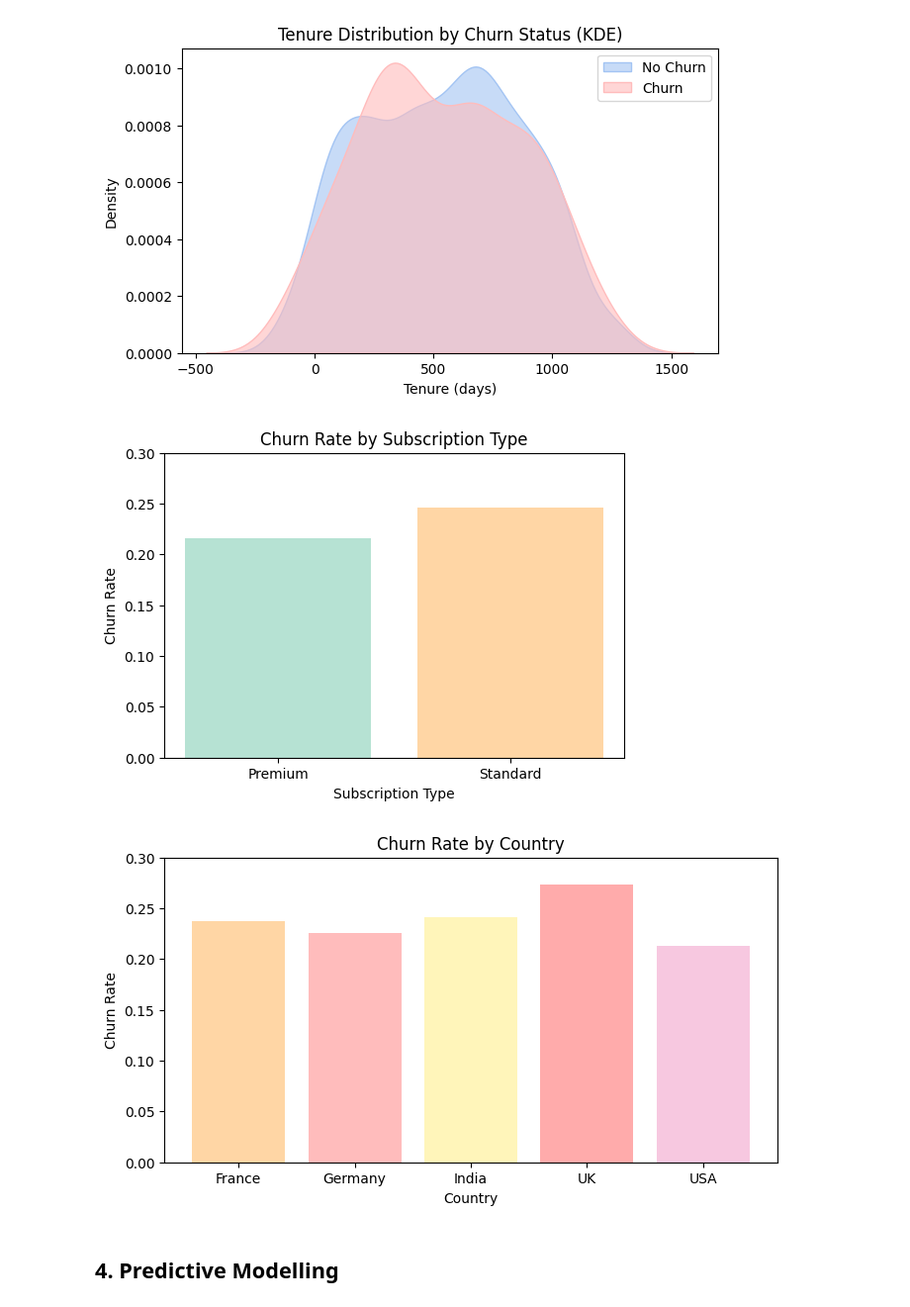
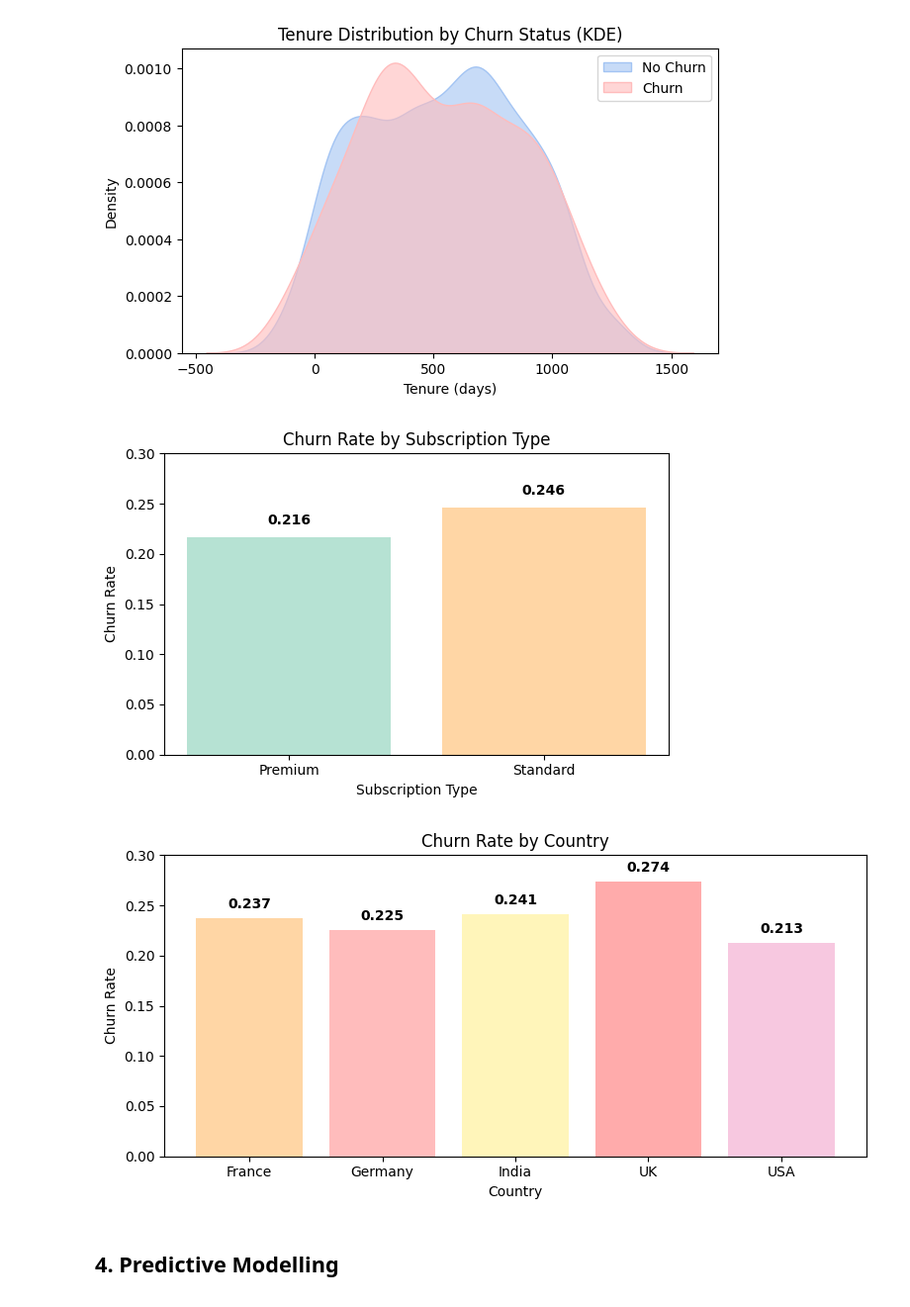
Before and after one commit to Samuel-Cantarero/Churn-Prediction-for-StreamWorks-Media, a Jupyter notebook: churn_prediction_for_streamworks_media.ipynb, the cells around one changed output. Shown at 99% size. Cells and saved outputs as stored; diff of their text form; code cells hidden in the pictures.

Commit message:
Finish churn prediction model for Streamworks Media

```diff
--- a/churn_prediction_for_streamworks_media.ipynb
+++ b/churn_prediction_for_streamworks_media.ipynb
@@ -415,36 +429,60 @@ plt.show()
 [figure]
 # %%
 # Barplot:Churn Rate by Subscription Type (excluding 'Unknown')
-subs_cols = ['subscription_type_Premium','subscription_type_Standard']
-subs_labels = ['Premium', 'Standard']
-churn_rates = [df[df[col]==1]['is_churned'].mean() for col in subs_cols]
+subs_cols =['subscription_type_Premium','subscription_type_Standard']
+subs_labels= ['Premium', 'Standard']
+churn_rates=[df[df[col]==1]['is_churned'].mean() for col in subs_cols]
 
 plt.figure(figsize=(6,4))
-plt.bar(subs_labels, churn_rates, color=['#B6E2D3', '#FFD6A5'])
+bars= plt.bar(subs_labels, churn_rates,color=['#B6E2D3', '#FFD6A5'])
 plt.title('Churn Rate by Subscription Type')
 plt.ylabel('Churn Rate')
 plt.xlabel('Subscription Type')
 plt.ylim(0, 0.3)
+
+# Add churn rate values above each bar
+for bar in bars:
+    yval =bar.get_height()
+    plt.text(
+        bar.get_x()+bar.get_width() / 2,
+        yval + 0.01,
+        f"{yval:.3f}",
+        ha='center',va='bottom', fontweight='bold'
+    )
+
+plt.tight_layout()
 plt.show()
 # %% [output]
-[figure, old version]
+[figure, new version]
 # %%
-# Barplot:Churn Rate by Country (excluding 'Unknown')
-country_cols =['country_France', 'country_Germany', 'country_India', 'country_UK', 'country_USA']
-country_labels =[col.replace('country_', '') for col in country_cols]
-churn_rates =[df[df[col]==1]['is_churned'].mean() for col in country_cols]
+# Barplot: Churn Rate by Country (excluding 'Unknown')
+country_cols = ['country_France', 'country_Germany', 'country_India', 'country_UK', 'country_USA']
+country_labels = [col.replace('country_', '') for col in country_cols]
+churn_rates = [df[df[col] == 1]['is_churned'].mean() for col in country_cols]
 
-#Colors for each country
-warm_colors =['#FFD6A5', '#FFBCBC', '#FFF5BA', '#FFABAB', '#F7C8E0']
+# Warm pastel colors for each country
+warm_colors = ['#FFD6A5', '#FFBCBC', '#FFF5BA', '#FFABAB', '#F7C8E0']
 
-plt.figure(figsize=(8,4))
-plt.bar(country_labels, churn_rates, color=warm_colors)
+plt.figure(figsize=(8, 4))
+bars = plt.bar(country_labels, churn_rates, color=warm_colors)
 plt.title('Churn Rate by Country')
 plt.ylabel('Churn Rate')
 plt.xlabel('Country')
 plt.ylim(0, 0.3)
+
+# Add values on top of each bar
+for bar, rate in zip(bars, churn_rates):
+    plt.text(
+        bar.get_x() + bar.get_width() / 2,
+        bar.get_height() + 0.01,
+        f"{rate:.3f}",
+        ha='center',
+        fontweight='bold'
+    )
+
+plt.tight_layout()
 plt.show()
 # %% [output]
-[figure, old version]
+[figure, new version]
 # %% [markdown]
 ## 4.  Predictive Modelling
```
Also changed, not shown: parts of 12 cells of this notebook.
